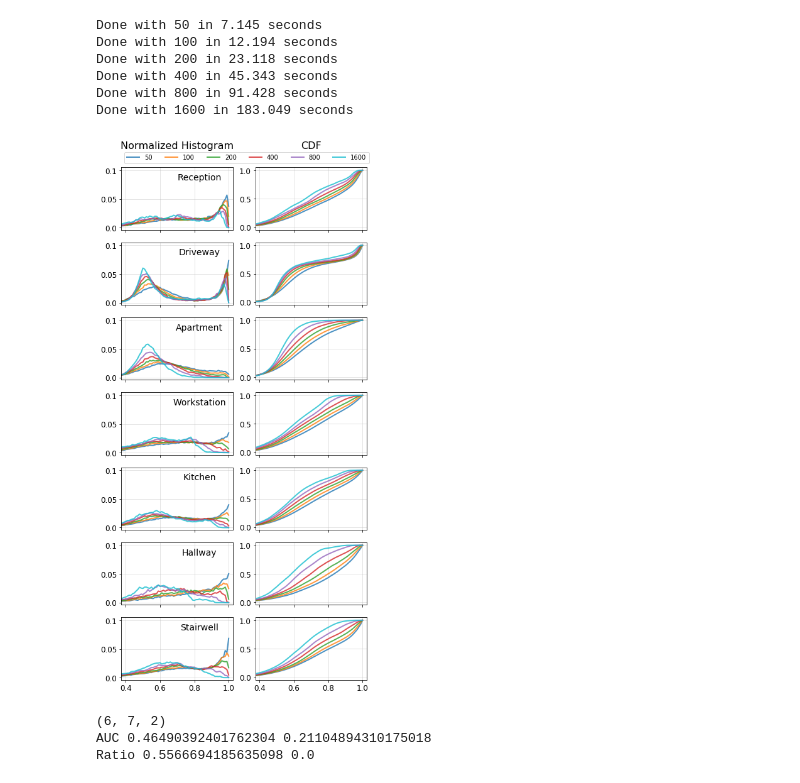
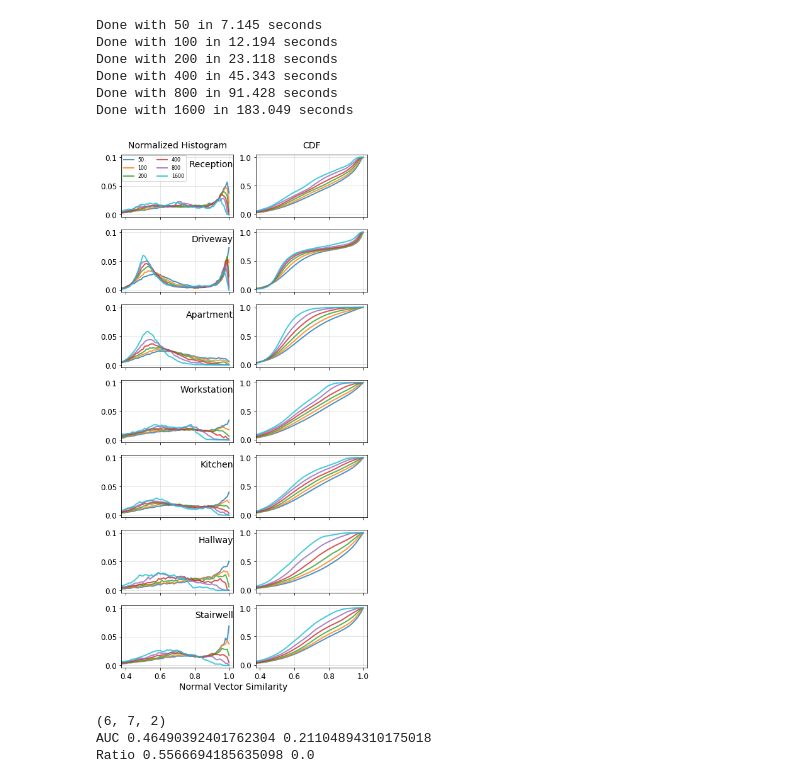
Before and after one commit to spatial-privacy/3d-spatial-privacy, a Jupyter notebook: spatial-properties.ipynb, the cells around one changed output. Cells and saved outputs as stored; diff of their text form; code cells hidden in the pictures.

```diff
--- a/spatial-properties.ipynb
+++ b/spatial-properties.ipynb
@@ -203,58 +203,66 @@ for i_n, per_neighbor_values in enumerate(raw_norm_cdf_values):
 
         if i_s == 0 and i_n == 0:
             ax1.text(
-                0.5,1.3,
+                0.5,1.1,
                 "Normalized Histogram",
                 horizontalalignment='center',
-                fontsize = 16,
+                fontsize = 14,
                 transform=ax1.transAxes
             )
             ax2.text(
-                0.5,1.3,
+                0.5,1.1,
                 "CDF",
                 horizontalalignment='center',
-                fontsize = 16,
+                fontsize = 14,
                 transform=ax2.transAxes
             )
 
         if i_n == len(neighbor_sizes)-1:
             ax1.text(
-                .7,.8,contiguous_names[i_s],
-                horizontalalignment='center',
+                1.0,.8,contiguous_names[i_s],
+                horizontalalignment='right',
                 fontsize = 14,
                 transform=ax1.transAxes
             )
 
         ax1.set_xticks(np.arange(0.4,1.1,0.2))
         ax2.set_xticks(np.arange(0.4,1.1,0.2))
         ax1.set_yticks(np.arange(0.0,0.11,0.05))
         ax2.set_yticks(np.arange(0.0,1.1,0.5))
 
-        if i_s != 6:
+        if i_s != 6:# and i_n != 0:
             ax1.set_xticklabels([])
             ax2.set_xticklabels([])
         else:
             ax1.set_xticklabels(np.around(np.arange(0.4,1.1,0.2), decimals = 1), fontsize = 12)
             ax2.set_xticklabels(np.around(np.arange(0.4,1.1,0.2), decimals = 1), fontsize = 12)
+            if i_n == 0:
+                ax1.text(
+                    1.0,-0.35,"Normal Vector Similarity",
+                    horizontalalignment='center',
+                    fontsize = 14,
+                    transform=ax1.transAxes
+                )
 
         ax1.set_yticklabels(np.arange(0.0,0.11,0.05), fontsize = 12)
         ax2.set_yticklabels(np.arange(0.0,1.1,0.5), fontsize = 12)
 
         ax1.grid(alpha=0.4)
         ax2.grid(alpha=0.4)
 
         if i_n == len(neighbor_sizes)-1 and i_s == 0:
-            ax1.legend(loc = "upper left", ncol = 8, fontsize = 10, bbox_to_anchor=(0, 1.3))
+            ax1.legend(#loc = "upper left",
+                ncol = 2, fontsize = 8, bbox_to_anchor=(0.6, 1.03))
 
     #print("Done with {} in {:.3f} seconds".format(neighbor_size,time.time()-t0))
 
     raw_sim_dist_values.append(per_neighbor_dist_values)
 
 #plt.show()
 plt.savefig('properties/raw-norm-sim-hist-cdf.pdf', format='pdf', dpi=300,bbox_inches = 'tight')
 plt.savefig('properties/raw-norm-sim-hist-cdf.png', format='png', dpi=300,bbox_inches = 'tight')
 # %% [output]
-[figure, old version]
+[figure, new version]
 # %%
 #fig=plt.figure(figsize=(8,3.5))
 
```
Also changed, not shown: 3 other files.
